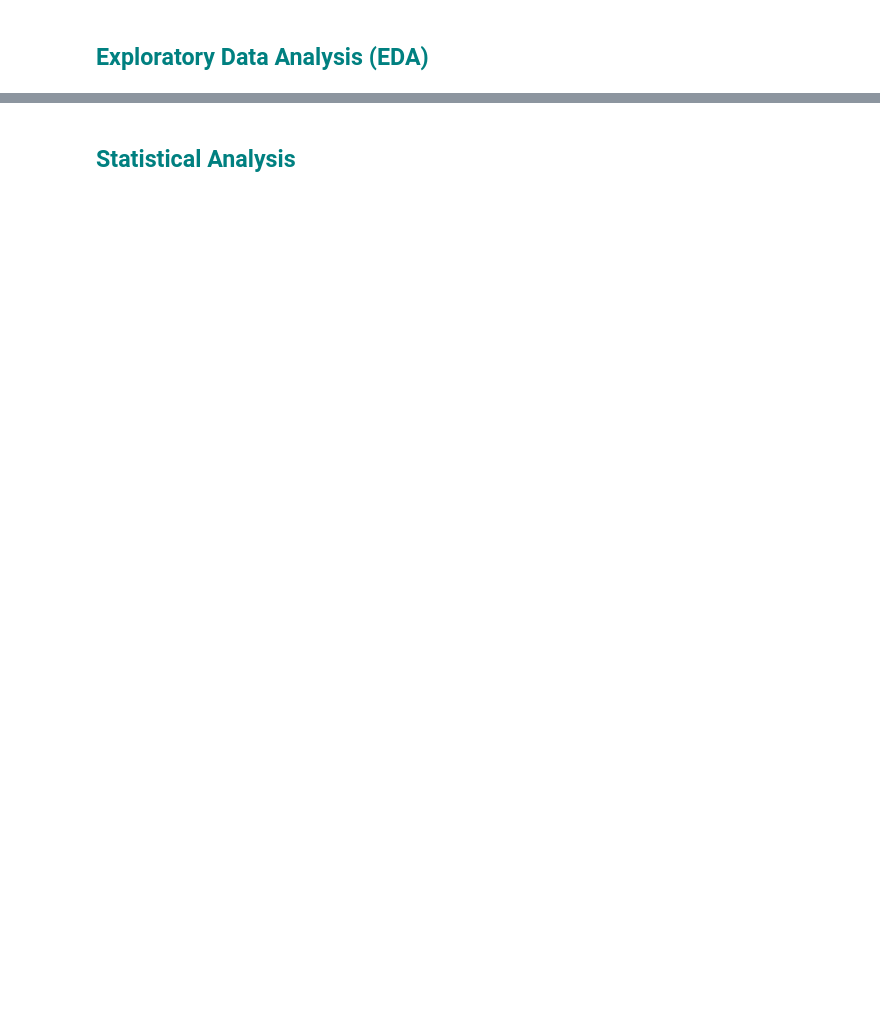
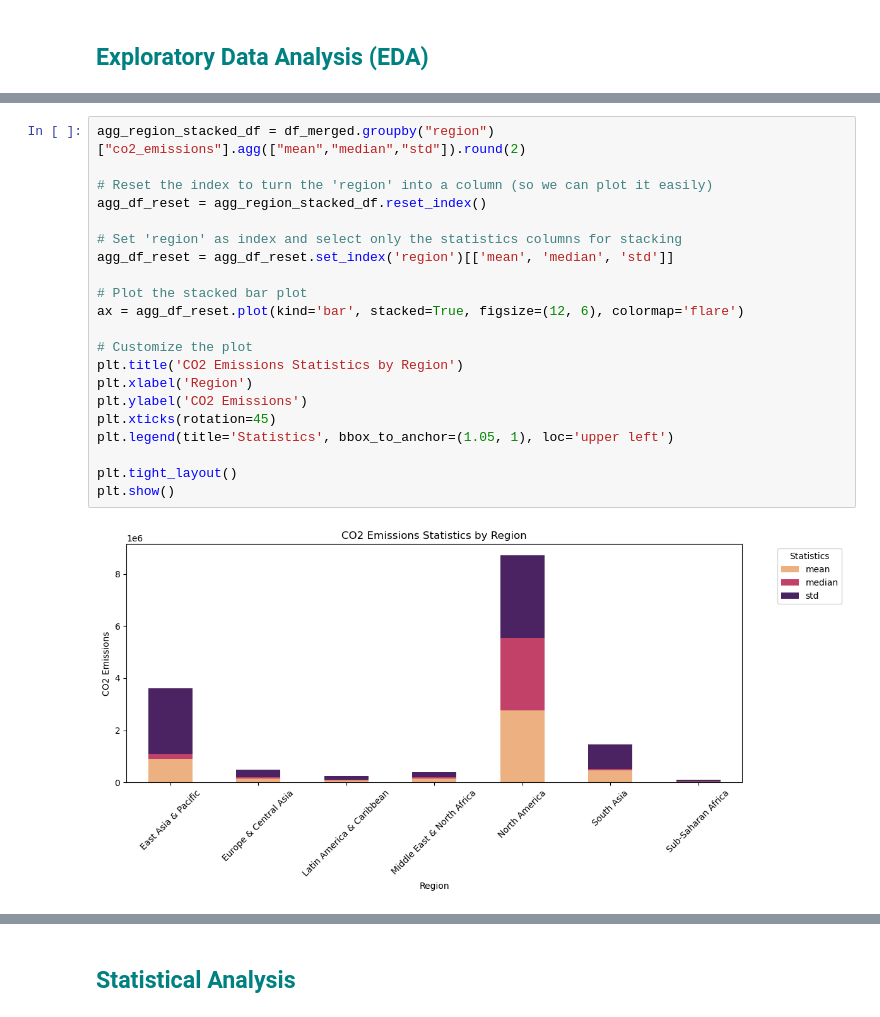
Before and after one commit to martaverfer/project-data-analysis, a Jupyter notebook: python_scripts/main.ipynb, the cells around one changed output, grey strips where cells are left out. Drawn from its saved outputs; the diff is of its cells as text; blank space fills up the shorter version.

```diff
--- a/python_scripts/main.ipynb
+++ b/python_scripts/main.ipynb
@@ -161,0 +619,23 @@ df["gender"].unique()
+# %%
+agg_region_stacked_df = df_merged.groupby("region")["co2_emissions"].agg(["mean","median","std"]).round(2)
+
+# Reset the index to turn the 'region' into a column (so we can plot it easily)
+agg_df_reset = agg_region_stacked_df.reset_index()
+
+# Set 'region' as index and select only the statistics columns for stacking
+agg_df_reset = agg_df_reset.set_index('region')[['mean', 'median', 'std']]
+
+# Plot the stacked bar plot
+ax = agg_df_reset.plot(kind='bar', stacked=True, figsize=(12, 6), colormap='flare')
+
+# Customize the plot
+plt.title('CO2 Emissions Statistics by Region')
+plt.xlabel('Region')
+plt.ylabel('CO2 Emissions')
+plt.xticks(rotation=45)
+plt.legend(title='Statistics', bbox_to_anchor=(1.05, 1), loc='upper left')
+
+plt.tight_layout()
+plt.show()
+# %% [output]
+[figure, added]
```
Also changed, not shown: parts of 65 cells of this notebook, 5 other files.
